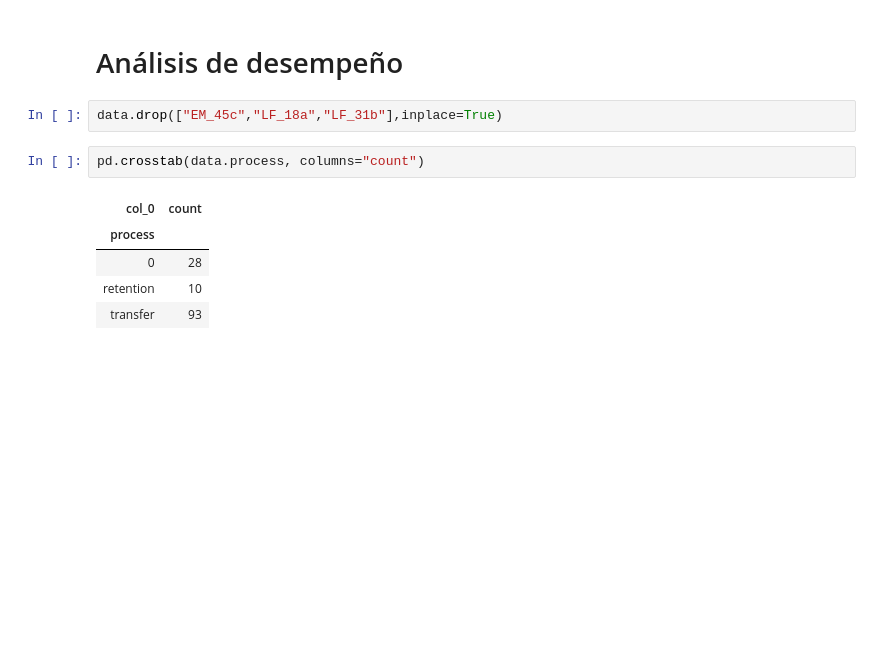
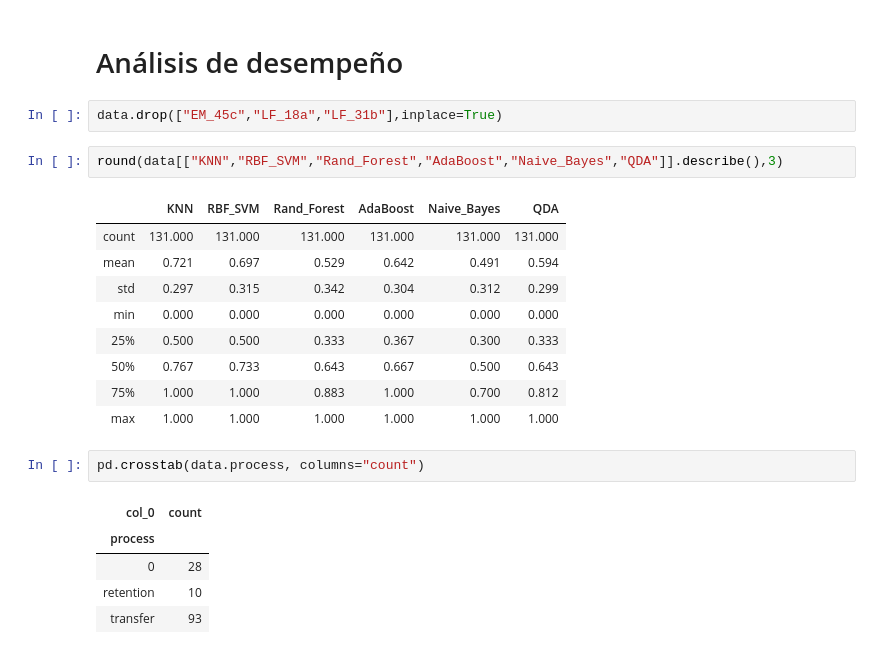
Before and after one commit to Yagwar/ASAG_Test, a Jupyter notebook: analisis_resultados.ipynb, the cells around one changed output. Cells and saved outputs as stored; diff of their text form; blank space fills up the shorter version.

```diff
--- a/analisis_resultados.ipynb
+++ b/analisis_resultados.ipynb
@@ -85,6 +85,18 @@ psicom_dat[psicom_dat.p_value<.1]
 # Análisis de desempeño
 # %%
 data.drop(["EM_45c","LF_18a","LF_31b"],inplace=True)
+# %%
+round(data[["KNN","RBF_SVM","Rand_Forest","AdaBoost","Naive_Bayes","QDA"]].describe(),3)
+# %% [output]
+|  | KNN | RBF_SVM | Rand_Forest | AdaBoost | Naive_Bayes | QDA |
+| count | 131.000 | 131.000 | 131.000 | 131.000 | 131.000 | 131.000 |
+| mean | 0.721 | 0.697 | 0.529 | 0.642 | 0.491 | 0.594 |
+| std | 0.297 | 0.315 | 0.342 | 0.304 | 0.312 | 0.299 |
+| min | 0.000 | 0.000 | 0.000 | 0.000 | 0.000 | 0.000 |
+| 25% | 0.500 | 0.500 | 0.333 | 0.367 | 0.300 | 0.333 |
+| 50% | 0.767 | 0.733 | 0.643 | 0.667 | 0.500 | 0.643 |
+| 75% | 1.000 | 1.000 | 0.883 | 1.000 | 0.700 | 0.812 |
+| max | 1.000 | 1.000 | 1.000 | 1.000 | 1.000 | 1.000 |
 # %%
 pd.crosstab(data.process, columns="count")
 # %% [output]
```
Also changed, not shown: parts of 8 cells of this notebook.
